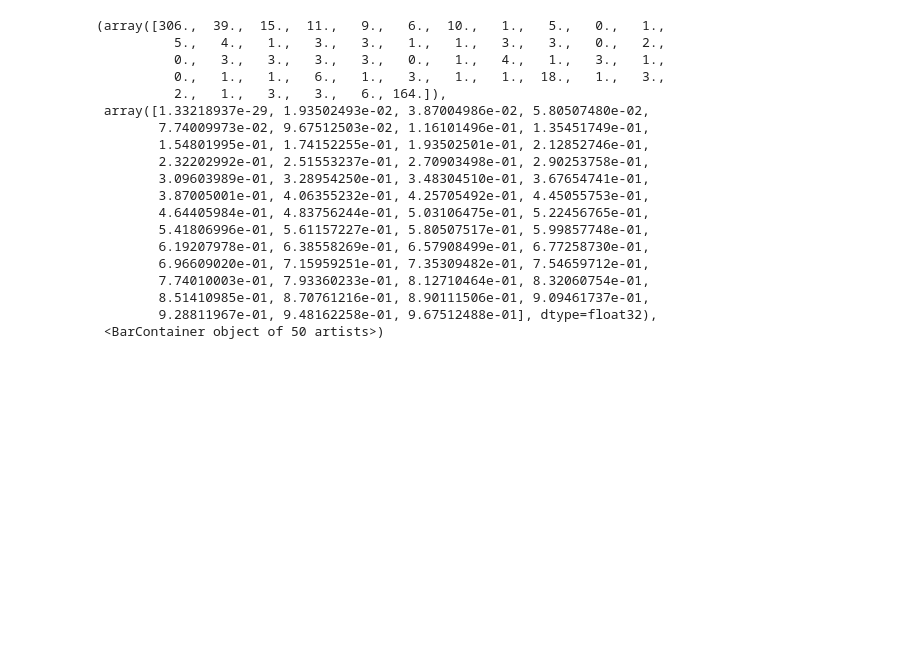
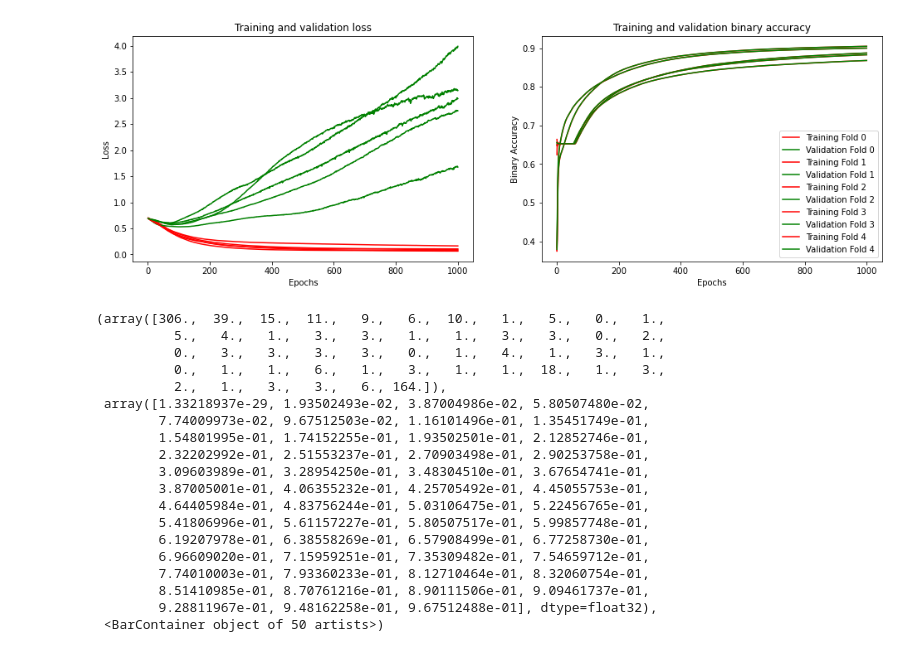
Before and after one commit to ostannick/maldb, a Jupyter notebook: python/mlp/maldb_nn_conv.ipynb, the cells around one changed output. Drawn from its saved outputs; the diff is of its cells as text; code cells hidden in the pictures; blank space fills up the shorter version.

```diff
--- a/python/mlp/maldb_nn_conv.ipynb
+++ b/python/mlp/maldb_nn_conv.ipynb
@@ -159,10 +108,0 @@ plt.show()
-# %%
-loss = history_dict['loss']
-val_loss = history_dict['val_loss']
-plt.plot(e, loss, 'r-', label='Training loss')
-plt.plot(e, val_loss, 'g-', label='Validation loss')
-plt.title('Training and validation loss')
-plt.xlabel('Epochs')
-plt.ylabel('Loss')
-plt.legend()
-plt.show()
@@ -171,3 +219,32 @@ plt.show()
+# %%
+#PLOTS
+plt.figure(figsize=(25, 5))
+
+
+
+e = range(1, epochs + 1)
+
+for i, h in enumerate(histories):
+    plt.subplot(131)
+    plt.title('Training and validation loss')
+    plt.xlabel('Epochs')
+    plt.ylabel('Loss')
+    plt.plot(e, histories[i].history['loss'], 'r-', label='Training Fold ' + str(i))
+    plt.plot(e, histories[i].history['val_loss'], 'g-', label='Validation Fold ' + str(i))
+
+    plt.subplot(132)
+    plt.title('Training and validation binary accuracy')
+    plt.xlabel('Epochs')
+    plt.ylabel('Binary Accuracy')
+    plt.plot(e, histories[i].history['binary_accuracy'], 'r-', label='Training Fold ' + str(i))
+    plt.plot(e, histories[i].history['val_binary_accuracy'], 'g-', label='Validation Fold ' + str(i))
+
+
+
+plt.legend()
+plt.show()
+# %% [output]
+[figure, added]
 # %%
 plt.hist(cmodel.predict(x_train_seqs), bins=50)
 # %% [output]
```
Also changed, not shown: parts of 6 cells of this notebook, 2 other files.
